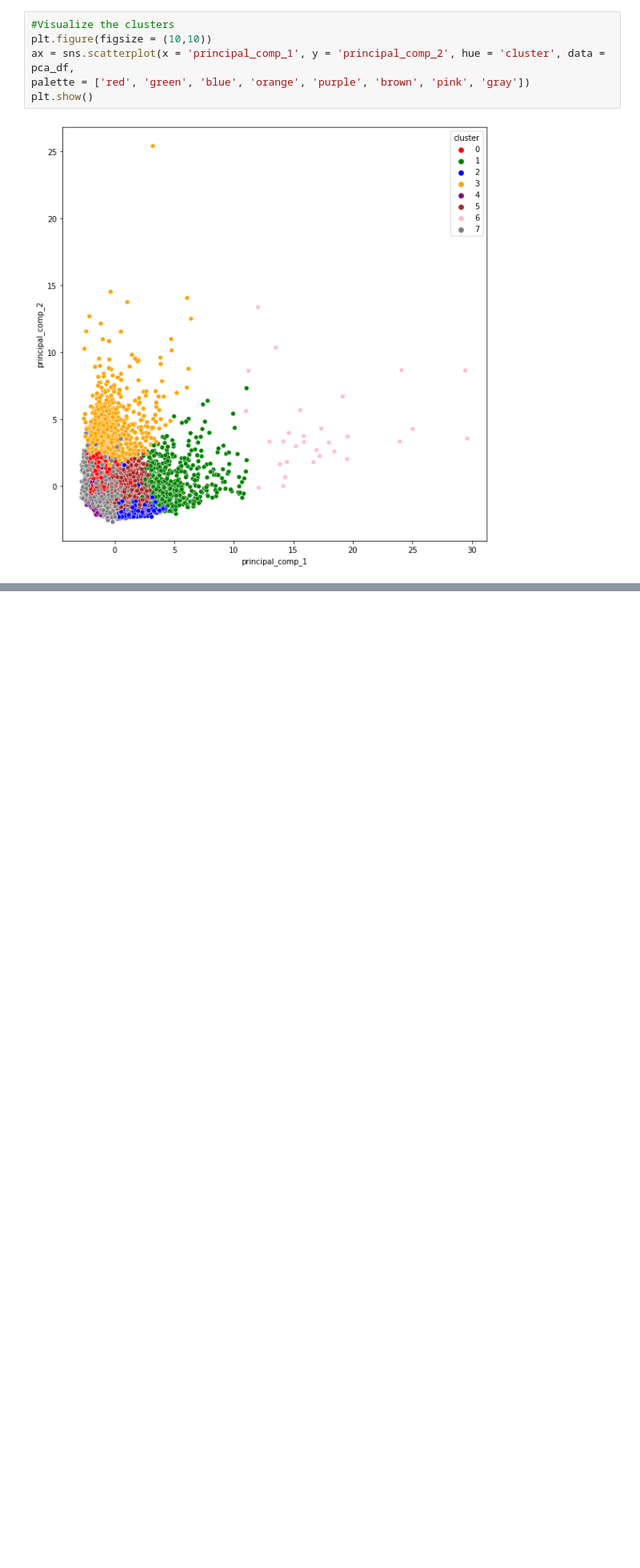
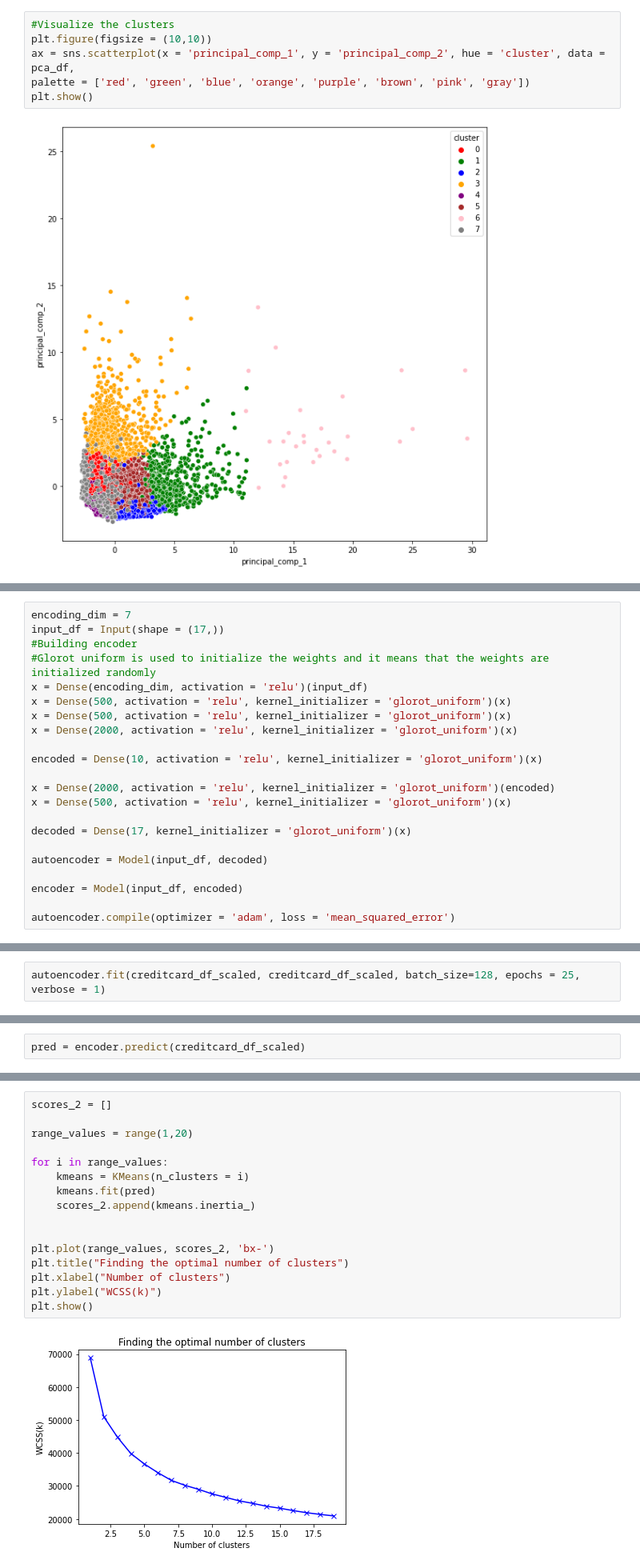
Before and after one commit to eeeds/Projects, a Jupyter notebook: 17- Marketing Project (Clusters)/Project17.ipynb, the cells around one changed output, grey strips where cells are left out. Shown at 80% size. Cells and saved outputs as stored; diff of their text form; blank space fills up the shorter version.

Commit message:
Autoencoder algorithm to reduce data dimension.

```diff
--- a/17- Marketing Project (Clusters)/Project17.ipynb
+++ b/17- Marketing Project (Clusters)/Project17.ipynb
@@ -363,0 +370,22 @@ plt.show()
+# %%
+encoding_dim = 7
+input_df = Input(shape = (17,))
+#Building encoder
+#Glorot uniform is used to initialize the weights and it means that the weights are initialized randomly
+x = Dense(encoding_dim, activation = 'relu')(input_df)
+x = Dense(500, activation = 'relu', kernel_initializer = 'glorot_uniform')(x)
+x = Dense(500, activation = 'relu', kernel_initializer = 'glorot_uniform')(x)
+x = Dense(2000, activation = 'relu', kernel_initializer = 'glorot_uniform')(x)
+
+encoded = Dense(10, activation = 'relu', kernel_initializer = 'glorot_uniform')(x)
+
+x = Dense(2000, activation = 'relu', kernel_initializer = 'glorot_uniform')(encoded)
+x = Dense(500, activation = 'relu', kernel_initializer = 'glorot_uniform')(x)
+
+decoded = Dense(17, kernel_initializer = 'glorot_uniform')(x)
+
+autoencoder = Model(input_df, decoded)
+
+encoder = Model(input_df, encoded)
+
+autoencoder.compile(optimizer = 'adam', loss = 'mean_squared_error')
@@ -363,0 +412,2 @@ plt.show()
+# %%
+autoencoder.fit(creditcard_df_scaled, creditcard_df_scaled, batch_size=128, epochs = 25, verbose = 1)
@@ -363,0 +435,2 @@ plt.show()
+# %%
+pred = encoder.predict(creditcard_df_scaled)
@@ -363,0 +441,18 @@ plt.show()
+# %%
+scores_2 = []
+
+range_values = range(1,20)
+
+for i in range_values:
+    kmeans = KMeans(n_clusters = i)
+    kmeans.fit(pred)
+    scores_2.append(kmeans.inertia_)
+
+
+plt.plot(range_values, scores_2, 'bx-')
+plt.title("Finding the optimal number of clusters")
+plt.xlabel("Number of clusters")
+plt.ylabel("WCSS(k)")
+plt.show()
+# %% [output]
+[figure, added]
```
Also changed, not shown: parts of 11 cells of this notebook, 1 other file.
